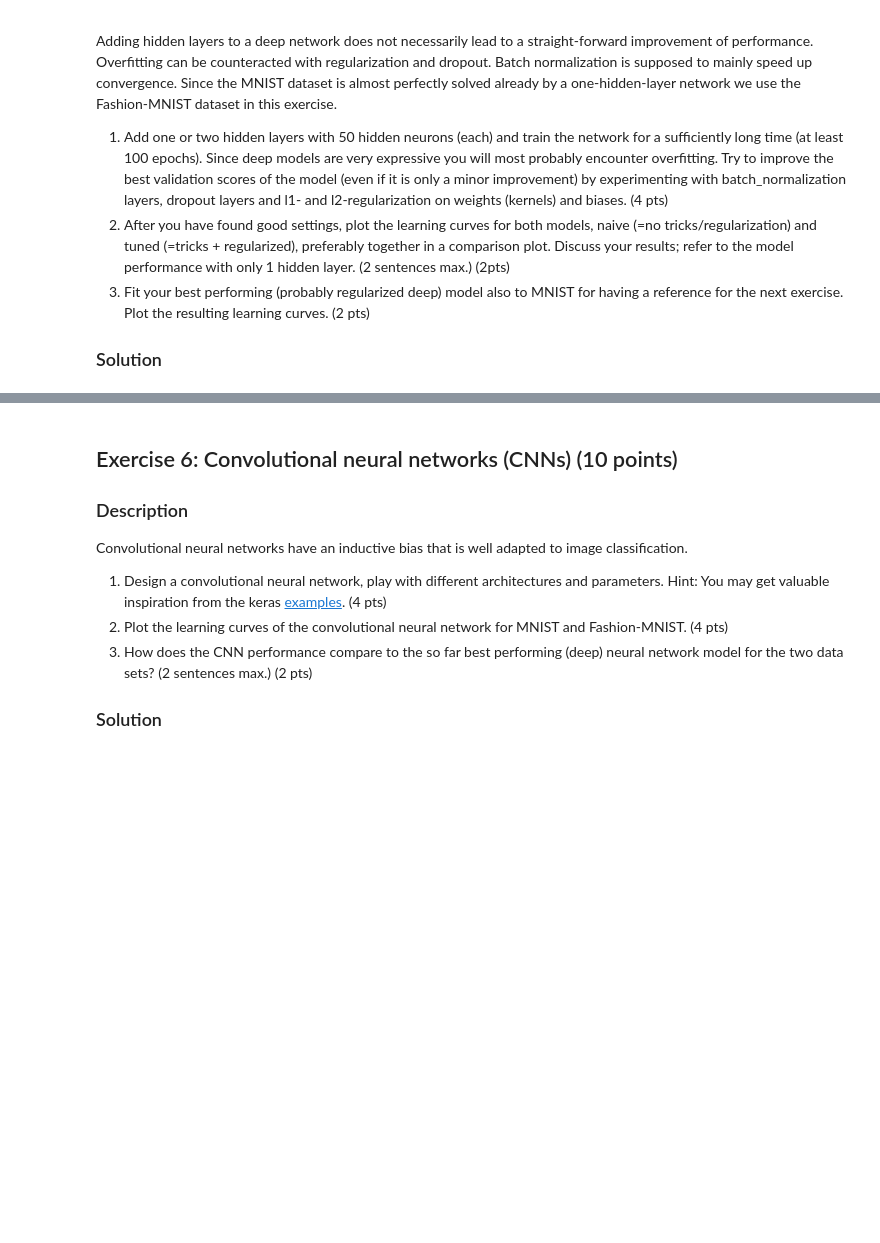
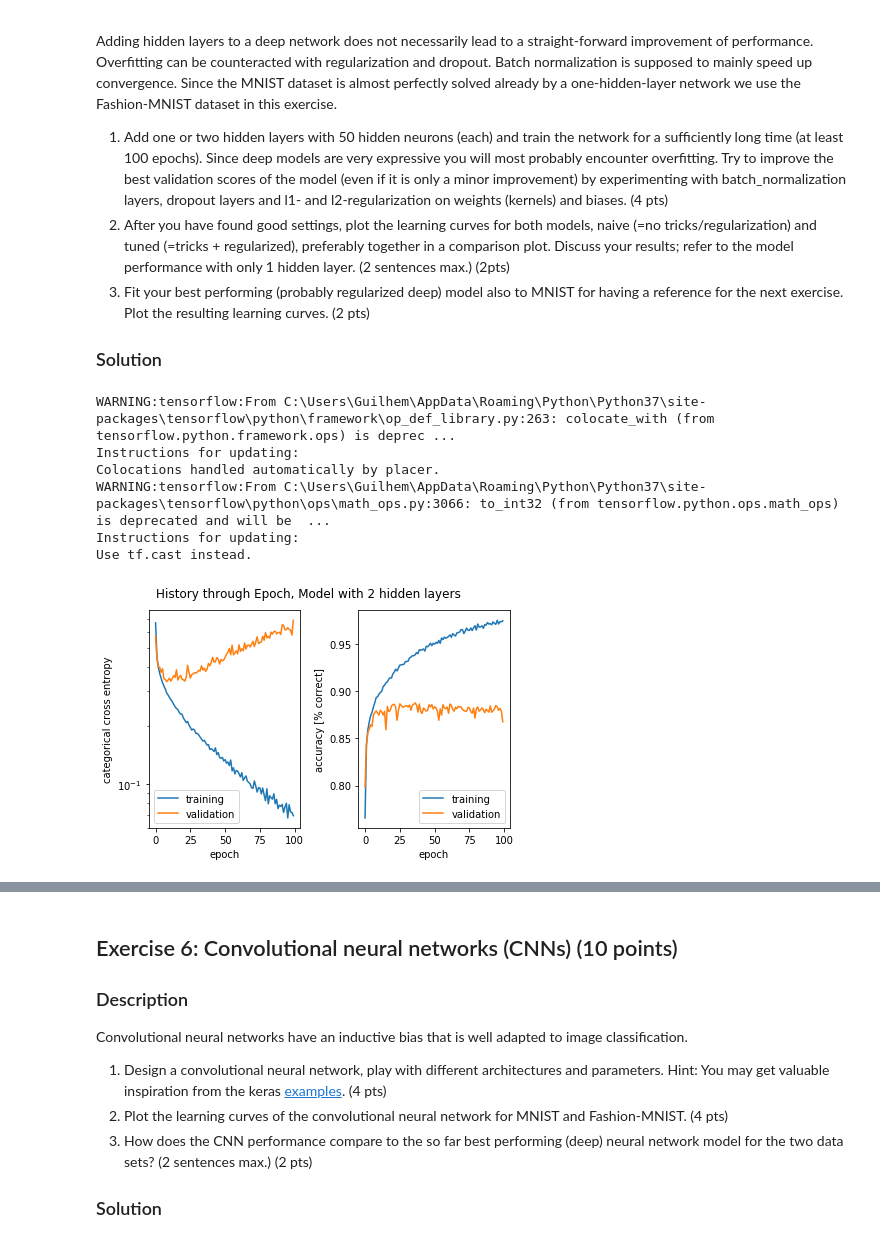
Before and after one commit to Guilhem74/EPFL_Artificial_Neural_Networks, a Jupyter notebook: miniproject1_ANN_Pi.ipynb, the cells around one changed output, grey strips where cells are left out. Drawn from its saved outputs; the diff is of its cells as text; code cells hidden in the pictures; blank space fills up the shorter version.

```diff
--- a/miniproject1_ANN_Pi.ipynb
+++ b/miniproject1_ANN_Pi.ipynb
@@ -559,24 +559,30 @@ Adding hidden layers to a deep network does not necessarily lead to a straight-f
 
 ### Solution
 # %%
-history_hidden_neurons_array = []
 model_ex5 = Sequential([
     Dense(50, input_shape=(784,)),
     Activation('relu'),
     Dense(50),
     Activation('relu'),
     Dense(50),
     Activation('relu'),
     Dense(10),
     Activation('softmax'),
 ])
 
 sgd=keras.optimizers.Adam()
 model_ex5.compile(optimizer=sgd,
               loss='categorical_crossentropy',
               metrics=['accuracy'])
 
-history_hidden_neurons = model_ex5.fit(x_fashion_train, y_fashion_train,validation_split=0.30, epochs=100, batch_size = minibatch_size,verbose=0)
-history_hidden_neurons_array.append(history_hidden_neurons)
-#Title=  "History through Epoch"
-#plot_history(history_hidden_neurons,Title);
+history_hidden_neurons_1 = model_ex5.fit(x_fashion_train, y_fashion_train,validation_split=0.30, epochs=100, batch_size = minibatch_size,verbose=0)
+Title=  "History through Epoch, Model with 2 hidden layers"
+plot_history(history_hidden_neurons_1,Title);
+# %% [output]
+WARNING:tensorflow:From C:\Users\Guilhem\AppData\Roaming\Python\Python37\site-packages\tensorflow\python\framework\op_def_library.py:263: colocate_with (from tensorflow.python.framework.ops) is deprec ...
+Instructions for updating:
+Colocations handled automatically by placer.
+WARNING:tensorflow:From C:\Users\Guilhem\AppData\Roaming\Python\Python37\site-packages\tensorflow\python\ops\math_ops.py:3066: to_int32 (from tensorflow.python.ops.math_ops) is deprecated and will be  ...
+Instructions for updating:
+Use tf.cast instead.
+[figure, added]
```
Also changed, not shown: parts of 10 cells of this notebook.
